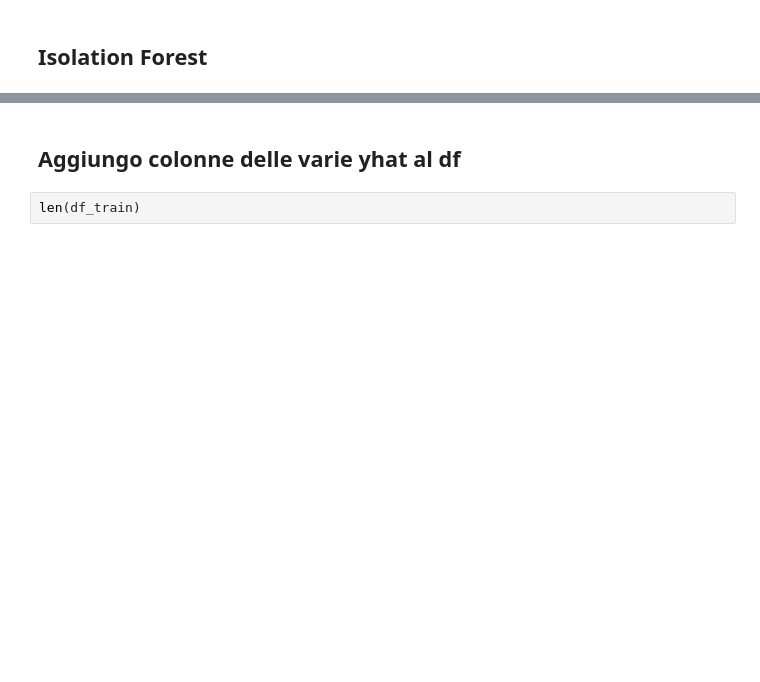
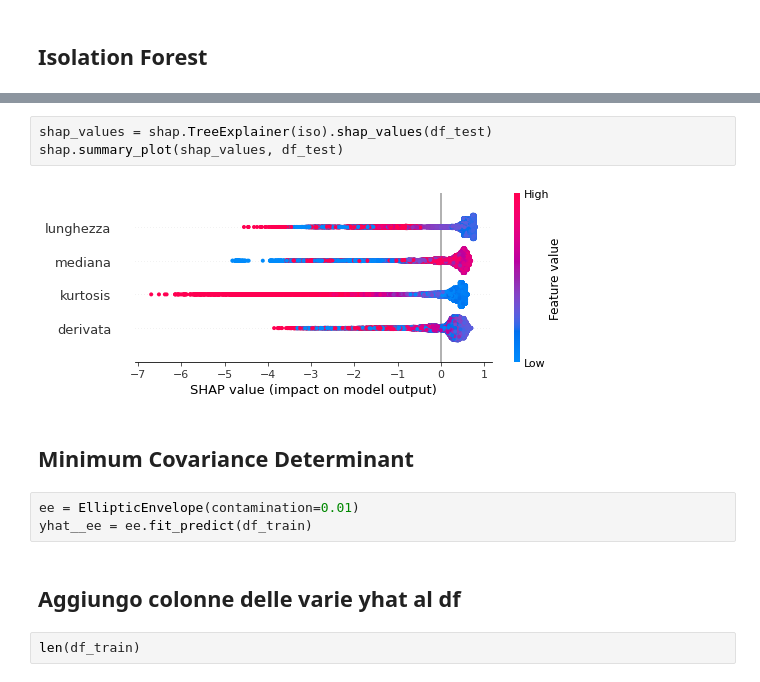
Before and after one commit to DavideMobilia/Anomaly-Detection, a Jupyter notebook: Scripts/Machine Learning.ipynb, the cells around one changed output, grey strips where cells are left out. Drawn from its saved outputs; the diff is of its cells as text; blank space fills up the shorter version.

```diff
--- a/Scripts/Machine Learning.ipynb
+++ b/Scripts/Machine Learning.ipynb
@@ -104,3 +122,13 @@ yhat_iForest = iso.fit_predict(df_train)
+# %%
+shap_values = shap.TreeExplainer(iso).shap_values(df_test)
+shap.summary_plot(shap_values, df_test)
+# %% [output]
+[figure, added]
+# %% [markdown]
+## Minimum Covariance Determinant
+# %%
+ee = EllipticEnvelope(contamination=0.01)
+yhat__ee = ee.fit_predict(df_train)
 # %% [markdown]
 ## Aggiungo colonne delle varie yhat al df
 # %%
```
Also changed, not shown: parts of 20 cells of this notebook.
